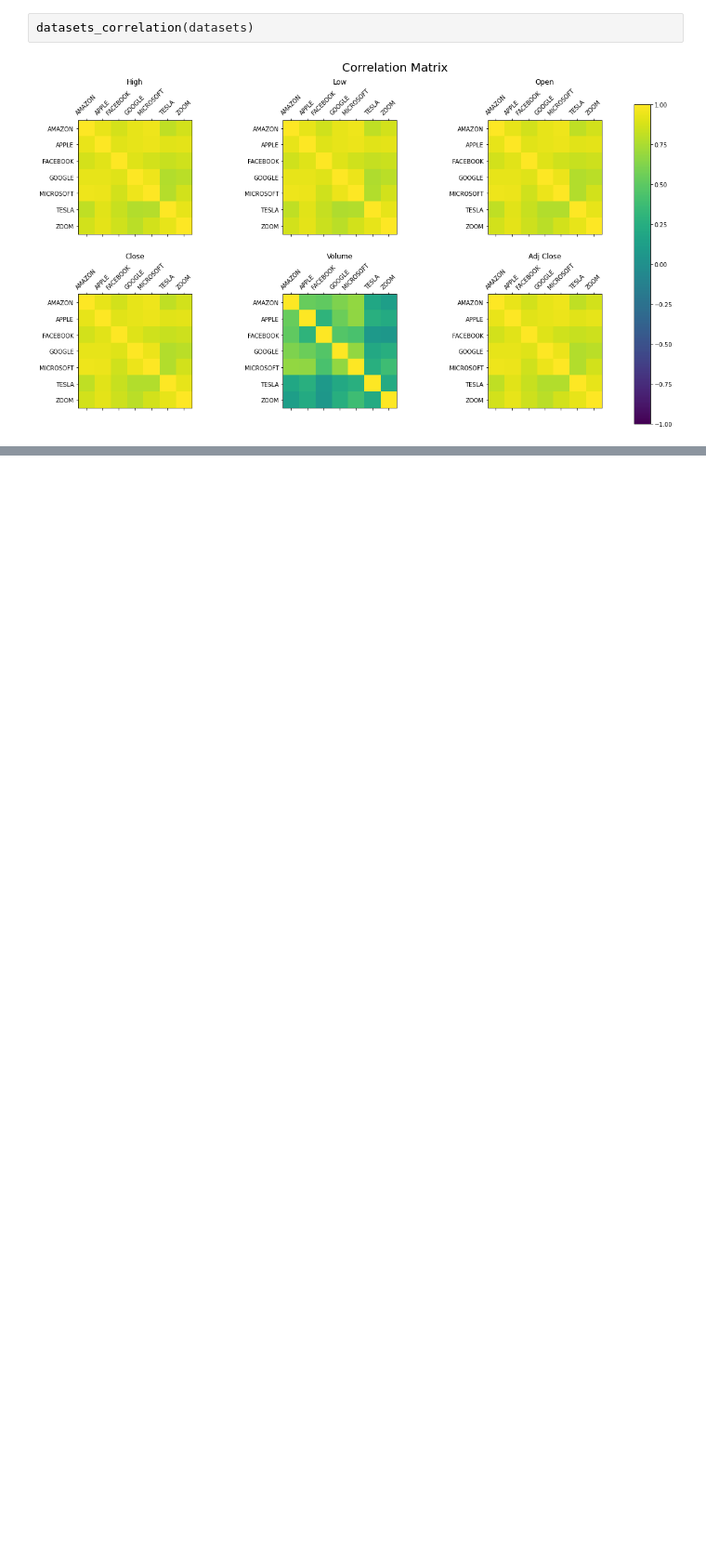
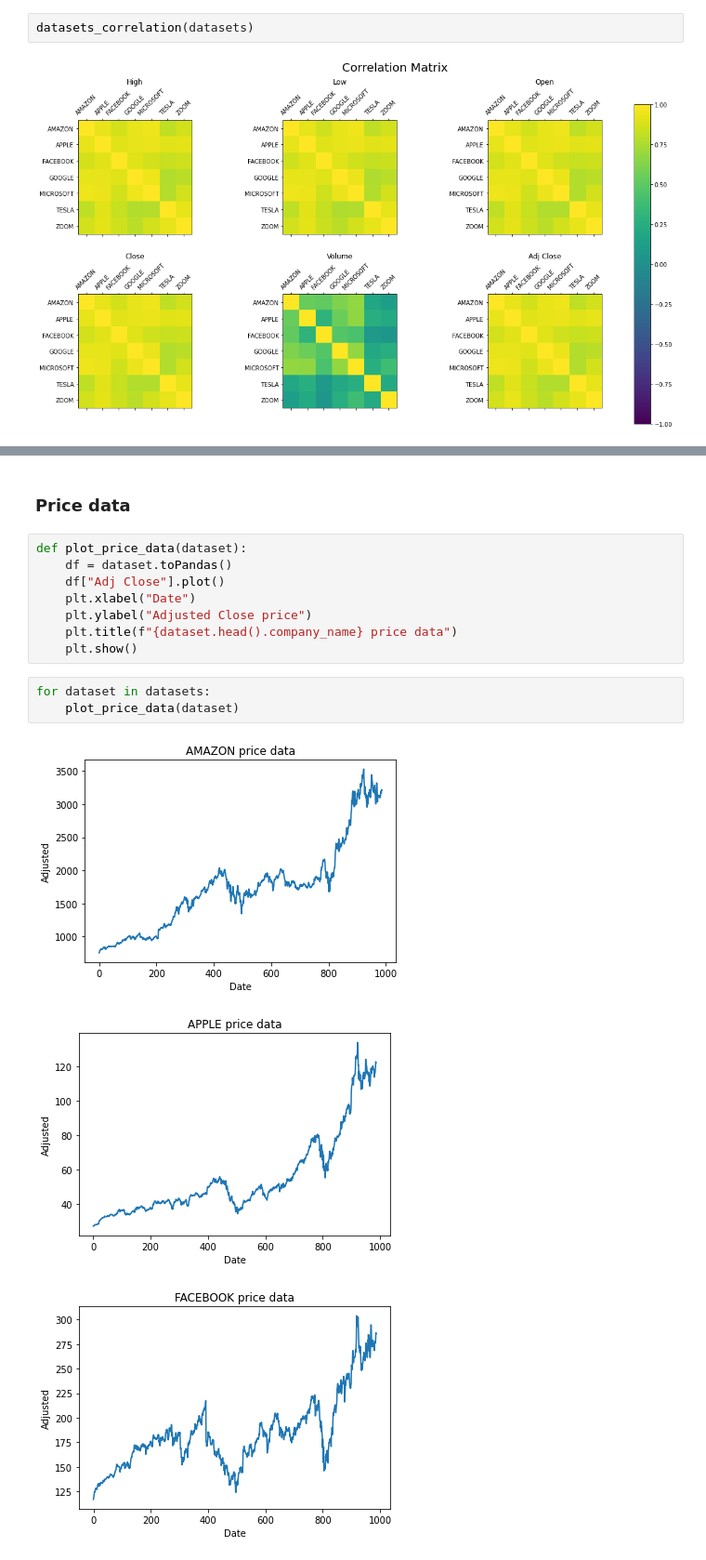
Before and after one commit to LAVS-TM/PySpark, a Jupyter notebook: project.ipynb, the cells around one changed output, grey strips where cells are left out. Shown at 93% size. Drawn from its saved outputs; the diff is of its cells as text; blank space fills up the shorter version.

```diff
--- a/project.ipynb
+++ b/project.ipynb
@@ -471,0 +529,17 @@ AnalysisException: Cannot specify window frame for lag function
+# %% [markdown]
+### Price data
+# %%
+def plot_price_data(dataset):
+    df = dataset.toPandas()
+    df["Adj Close"].plot()
+    plt.xlabel("Date")
+    plt.ylabel("Adjusted Close price")
+    plt.title(f"{dataset.head().company_name} price data")
+    plt.show()
+# %%
+for dataset in datasets:
+    plot_price_data(dataset)
+# %% [output]
+[figure, added]
+[figure, added]
+[figure, added]
```
Also changed, not shown: parts of 33 cells of this notebook.
